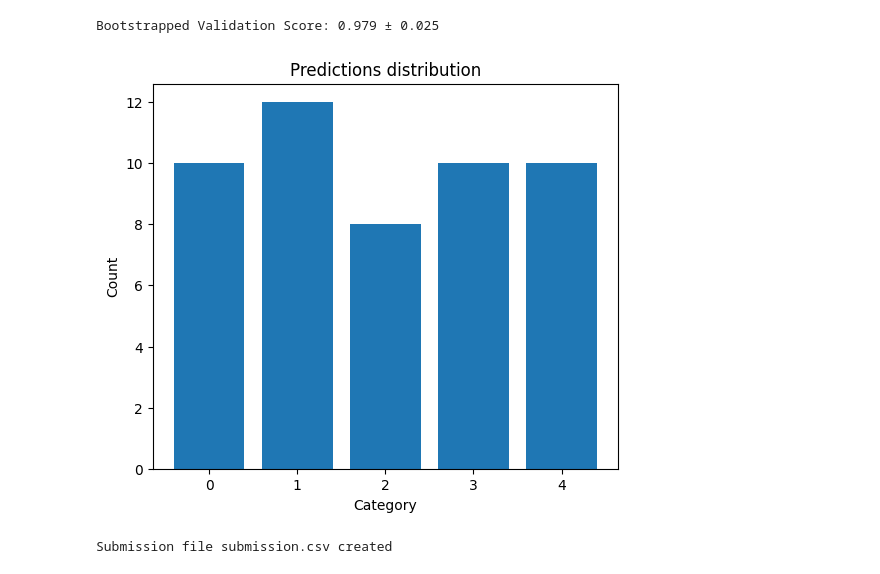
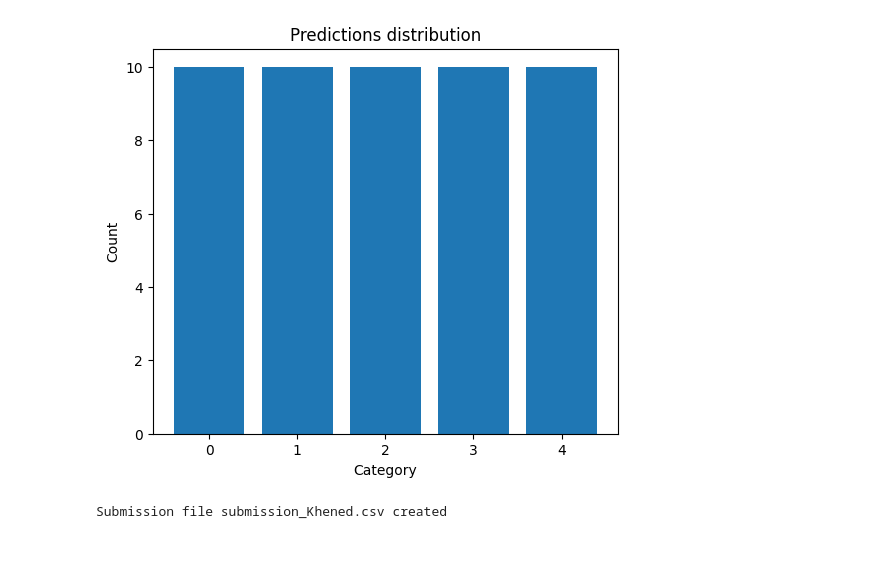
Before and after one commit to clementgilli/Cardiac-Pathology-Prediction, a Jupyter notebook: worksheet.ipynb, the cells around one changed output. Cells and saved outputs as stored; diff of their text form; code cells hidden in the pictures.

Commit message:
implement features + 2 stages model khened

```diff
--- a/worksheet.ipynb
+++ b/worksheet.ipynb
@@ -58,0 +27,4 @@ print(clf.score(X, y))
+# %%
+scaler = StandardScaler()
+X = scaler.fit_transform(X)
+X_test = scaler.transform(X_test)
@@ -58,0 +72,30 @@ print(clf.score(X, y))
+# %%
+def stage1(X, y, svm, rf, gnb, print_scores=False):
+    mlp = MLPClassifier(hidden_layer_sizes=(100, 100), random_state=0, max_iter=1000)
+    eclf = VotingClassifier(estimators=[
+        ('svm', svm), ('rf', rf), ('gnb', gnb), ('mlp',mlp)], voting='soft')
+    if print_scores:
+        scores = cross_val_score(eclf, X, y, cv=5, n_jobs=-1)
+        print(f"Cross-validation Accuracy: {np.mean(scores)} +/- {np.std(scores)}")
+    eclf = eclf.fit(X, y)
+    return eclf
+
+def stage2(X, y, X_test, y_pred):
+    X_train = X[(y == 1.) | (y == 2.)]
+    X_train = X_train[:,16:20]
+    round2 = []
+    for i,pred in enumerate(y_pred):
+        if pred == 1 or pred == 2:
+            round2.append(i)
+    Xround2 = X_test[round2][:,16:20]
+    mlp = MLPClassifier(hidden_layer_sizes=(100,100), random_state=0, max_iter=1000, solver='lbfgs')
+    mlp.fit(X_train, y[(y == 1) | (y == 2)])
+    y_pred2 = mlp.predict(Xround2)
+    y_pred[round2] = y_pred2
+    return y_pred
+
+def predictions(X, y, X_test, clfs, print_scores=False):
+    clf = stage1(X, y, clfs[0], clfs[1], clfs[2], print_scores)
+    y_pred = clf.predict(X_test)
+    y_pred = stage2(X, y, X_test, y_pred)
+    return y_pred
@@ -129,17 +120,5 @@ plt.show()
-# %%
-N_SIMULATIONS = 1000
-sample_size = int(0.3 * len(y))
-
-bootstrap_scores = []
-for _ in range(N_SIMULATIONS):
-    X_sample, y_sample = resample(X_filtered, y, n_samples=sample_size, random_state=None)
-    bootstrap_scores.append(clf_filtered.score(X_sample, y_sample))
-
-print(f"Bootstrapped Validation Score: {np.mean(bootstrap_scores):.3f} ± {np.std(bootstrap_scores):.3f}")
-# %% [output]
-Bootstrapped Validation Score: 0.979 ± 0.025
-# %%
-submission(clf_filtered, "submission", removed_features=removed_features)
-# %% [output]
-[figure, removed]
-Submission file submission.csv created
+# %%
+submission(y_pred, "submission_Khened", plot=True)
+# %% [output]
+[figure, added]
+Submission file submission_Khened.csv created
```
Also changed, not shown: parts of 12 cells of this notebook, 9 other files.
